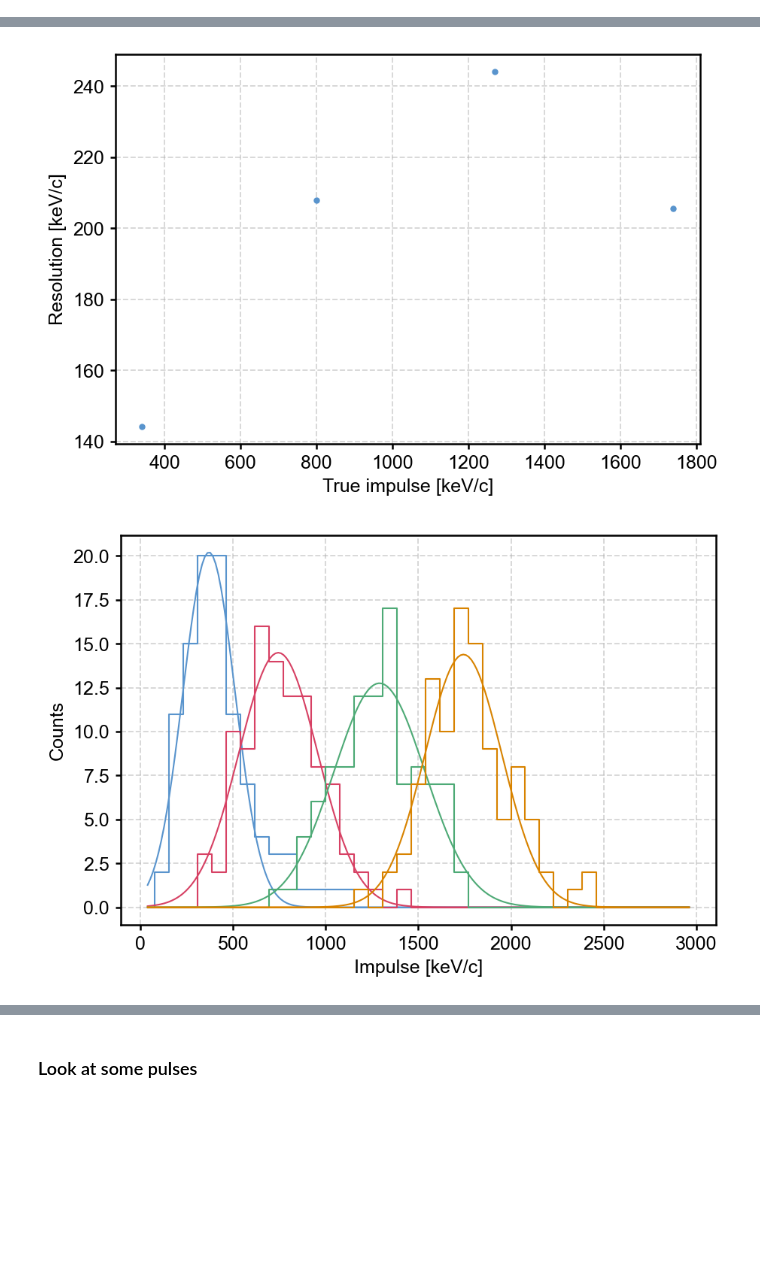
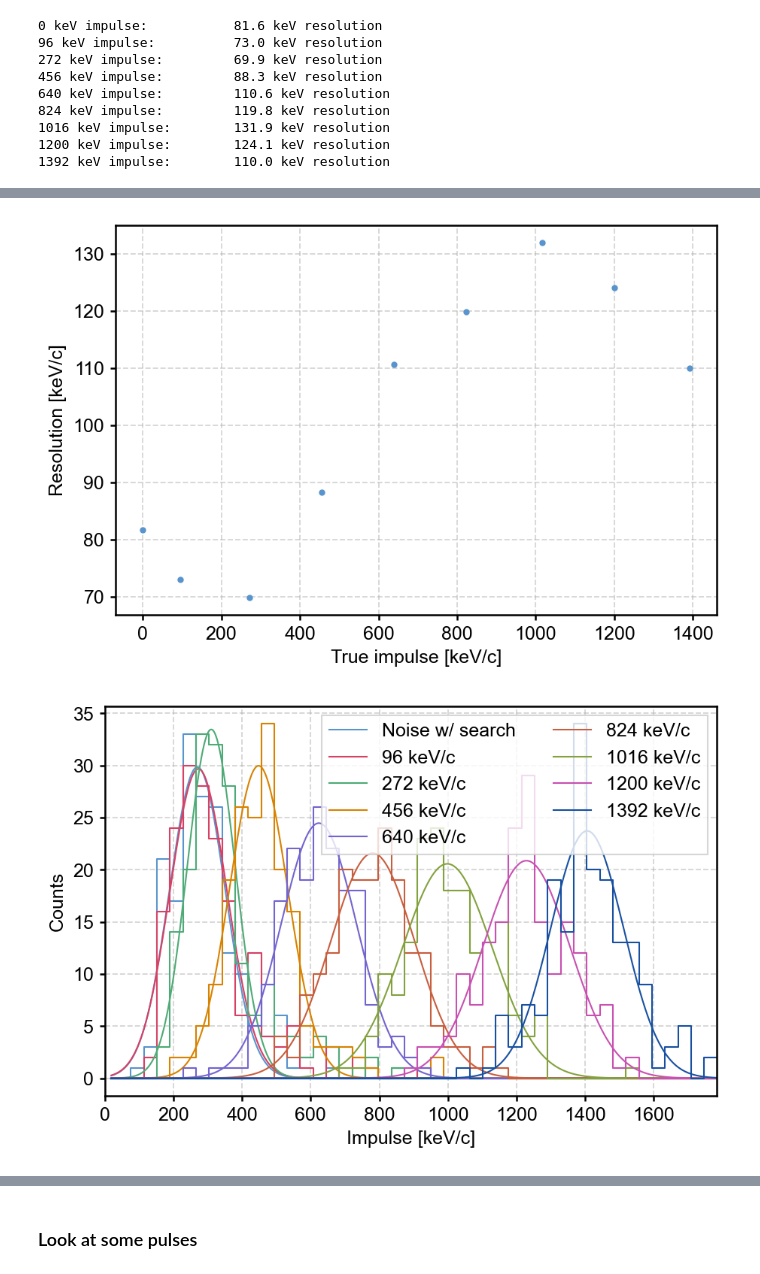
Before and after one commit to clarkehardy/nanospheres, a Jupyter notebook: calibration.ipynb, the cells around one changed output, grey strips where cells are left out. Cells and saved outputs as stored; diff of their text form; code cells hidden in the pictures; blank space fills up the shorter version.

```diff
--- a/calibration.ipynb
+++ b/calibration.ipynb
@@ -20 +67,9 @@ import data_processing as dp
+# %%
+pulse_amps_1e = np.asarray([12, 34, 57, 80, 103, 127, 150, 174]) # impulses applied to the particle in eV/c
+pulse_amps_V = np.arange(2.5, 21, 2.5) # pulse amplitudes applied to lens holder 1 in V
+
+t_window = 1e-3 # half the window length in ms
+f_cutoff_high = 1e5 # upper cutoff frequency for the bandpass filter
+f_cutoff_low = 2.5e4 # lower cutoff frequency for the bandpass filter
+f_cutoff = [f_cutoff_low, f_cutoff_high]
 # %% [markdown]
@@ -128,13 +169,11 @@ Fit succeeded
 # %%
-resonance_params = np.array(resonance_params)
-resonance_params.shape
-
 fig, ax = plt.subplots(3, figsize=(6, 8), sharex=True, layout='constrained')
-ax[0].semilogy(resonance_params[0, :, 0], label='$A$')
-ax[1].plot(resonance_params[0, :, 1]/2/np.pi)
-ax[2].plot(resonance_params[0, :, 2]/2/np.pi)
+ax[0].semilogy(resonance_params[0, :, 0], '.', label='$A$')
+ax[1].plot(resonance_params[0, :, 1]/2/np.pi, '.')
+ax[2].plot(resonance_params[0, :, 2]/2/np.pi, '.')
 ax[0].set_ylabel(r'$A$ [$\mathrm{V^2\,Hz^3}$]')
 ax[1].set_ylabel(r'$\omega_0/2\pi$ [$\mathrm{s}^{-1}$]')
 ax[2].set_ylabel(r'$\gamma/2\pi$ [$\mathrm{s}^{-1}$]')
 ax[2].set_xlabel('Dataset')
+fig.suptitle('Resonance parameter drift')
 # %% [output]
@@ -143,7 +182,7 @@ Text(0.5, 0, 'Dataset')
 # %%
 fig, ax = plt.subplots(figsize=(6, 4), layout='constrained')
 
-omegas = np.linspace(1.5e5, 2.5e5, 200)
+omegas = 2*np.pi*np.linspace(f_cutoff_low, f_cutoff_high, 200)
 colors = [plt.get_cmap('plasma', resonance_params.shape[1])(i) for i in range(resonance_params.shape[1])]
 
 for i, params in enumerate(resonance_params[0, :]):
@@ -188,45 +216,68 @@ for i, imp in enumerate(impulses):
     p, _ = curve_fit(gaus, bins, counts, p0=(10, np.mean(np.abs(imp)), np.std(np.abs(imp))))
     plot_bins = np.linspace(bins[0], bins[-1], 200)
     ax.step(bins, counts, color='C' + str(i), where='mid')
-    # ax.plot(plot_bins, gaus(plot_bins, *p), color='C' + str(i))
+    ax.plot(plot_bins, gaus(plot_bins, *p), color='C' + str(i))
     means.append(p[1])
-    errs.append(p[2])
+    errs.append(np.abs(p[2]))
     ax.axvline(p[1], ls='--', color='C' + str(i))
 ax.set_xlabel('Impulse [au]')
 ax.set_ylabel('Counts')
 # ax.set_xlim([0, 250])
 ax.grid()
 
+errs = np.array(errs)[np.argsort(pulse_amps_keV)]
+means = np.array(means)[np.argsort(pulse_amps_keV)]
+pulse_amps_sorted = np.sort(pulse_amps_keV)
+impulses = impulses[np.argsort(pulse_amps_keV)]
+
 fig, ax = plt.subplots(figsize=(6, 4), layout='constrained')
-plot_amps = np.linspace(0, pulse_amps_keV[-1], 200)
-cal_params, _ = curve_fit(linear, pulse_amps_keV, means)
-ax.errorbar(pulse_amps_keV, means/cal_params[0] - cal_params[1]/cal_params[0], errs/cal_params[0], marker='.', ls='none')
+plot_amps = np.linspace(0, np.amax(pulse_amps_sorted), 200)
+cal_params, _ = curve_fit(linear, pulse_amps_sorted[2:], means[2:])
+ax.errorbar(pulse_amps_sorted, means/cal_params[0] - cal_params[1]/cal_params[0], errs/cal_params[0], marker='.', ls='none')
 ax.plot(plot_amps, linear(plot_amps, *cal_params)/cal_params[0] - cal_params[1]/cal_params[0])
 ax.set_xlabel('True impulse [keV/c]')
 ax.set_ylabel('Reconstructed impulse [keV/c]')
 ax.grid()
 
 fig, ax = plt.subplots(figsize=(6, 4), layout='constrained')
-plot_amps = np.linspace(0, pulse_amps_keV[-1], 200)
-cal_params, _ = curve_fit(linear, pulse_amps_keV, means)
-ax.plot(pulse_amps_keV, errs/cal_params[0], marker='.', ls='none')
+ax.plot(pulse_amps_sorted, errs/cal_params[0], marker='.', ls='none')
 ax.set_xlabel('True impulse [keV/c]')
 ax.set_ylabel('Resolution [keV/c]')
 ax.grid()
 
 fig, ax = plt.subplots(figsize=(6, 4), layout='constrained')
 for i, imp in enumerate(impulses):
+    if i == 0:
+        label = 'Noise w/ search'
+    else:
+        label = '{:.0f} keV/c'.format(pulse_amps_sorted[i])
     imp_cal = np.abs(imp)/cal_params[0] - cal_params[1]/cal_params[0]
-    counts, bins = np.histogram(imp_cal, bins=np.linspace(0, 3000, 40))
+    counts, bins = np.histogram(imp_cal, bins=np.linspace(0, 3000, 80))
     bins = (bins[:-1] + bins[1:])/2.
-    p, _ = curve_fit(gaus, bins, counts, p0=(10, np.mean(imp_cal), np.std(imp_cal)))
-    plot_bins = np.linspace(bins[0], bins[-1], 200)
+    p0 = (100, np.mean(imp_cal), np.std(imp_cal))
+    try:
+        p, _ = curve_fit(gaus, bins, counts, p0=p0)
+    except RuntimeError:
+        p = p0
+    plot_bins = np.linspace(bins[0], bins[-1], 1000)
     ax.step(bins, counts, color='C' + str(i), where='mid')
-    ax.plot(plot_bins, gaus(plot_bins, *p), color='C' + str(i))
-    means.append(p[1])
-    # ax.hist(np.abs(imp), histtype='step', bins=np.linspace(0, 5e-3, 20))
-    # ax.axvline(np.mean(np.abs(imp)), ls='--', color='C' + str(i))
+    ax.plot(plot_bins, gaus(plot_bins, *p), color='C' + str(i), label=label)
+ax.set_xlim([0, means[-1]/cal_params[0] + 3*errs[-1]/cal_params[0]])
 ax.set_xlabel('Impulse [keV/c]')
 ax.set_ylabel('Counts')
 ax.grid()
+ax.legend(ncol=len(impulses)//4)
+
+resolutions = errs/cal_params[0]
+for pulse, res in zip(pulse_amps_sorted, resolutions):
+    print('{:.0f} keV impulse:{} {:.1f} keV resolution'.format(pulse, '\t'*(1 + int(np.log10(pulse + 1e-12) < 2)), res))
 # %% [output]
+0 keV impulse:           81.6 keV resolution
+96 keV impulse:          73.0 keV resolution
+272 keV impulse:         69.9 keV resolution
+456 keV impulse:         88.3 keV resolution
+640 keV impulse:         110.6 keV resolution
+824 keV impulse:         119.8 keV resolution
+1016 keV impulse:        131.9 keV resolution
+1200 keV impulse:        124.1 keV resolution
+1392 keV impulse:        110.0 keV resolution
@@ -235,2 +286,2 @@ ax.grid()
-[figure, old version]
+[figure, new version]
-[figure, old version]
+[figure, new version]
```
Also changed, not shown: parts of 26 cells of this notebook, 3 other files.
